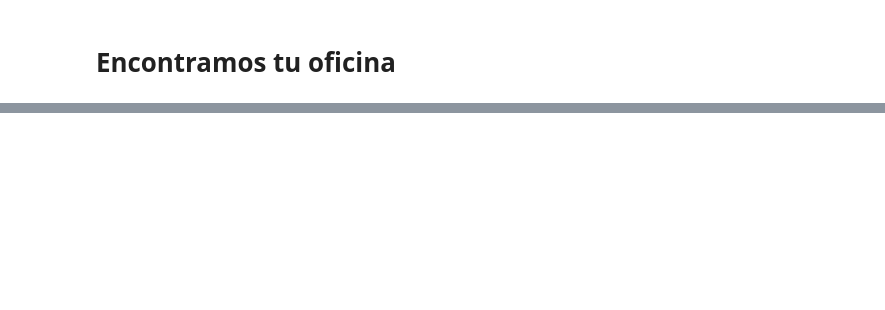
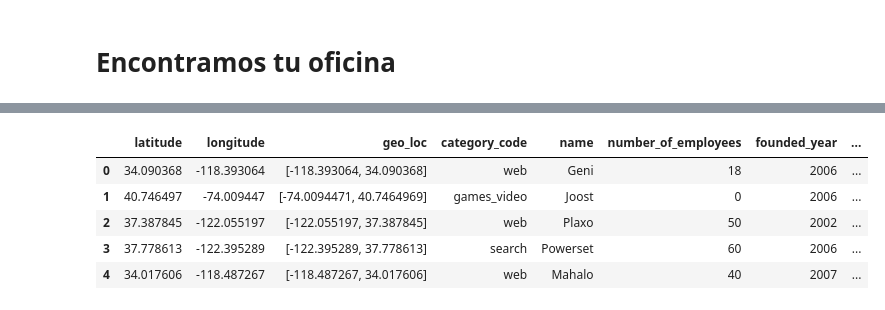
Before and after one commit to YonatanRA/rebootcamp, a Jupyter notebook: notebooks/w1_d2 - Ejercicio BI 2 (office finder).ipynb, the cells around one changed output, grey strips where cells are left out. Saved outputs shown, nothing was run; the diff lists cells and outputs as text; code cells hidden in the pictures; blank space fills up the shorter version.

```diff
--- a/notebooks/w1_d2 - Ejercicio BI 2 (office finder).ipynb
+++ b/notebooks/w1_d2 - Ejercicio BI 2 (office finder).ipynb
@@ -324,0 +133,41 @@ len(list(query))
+# %%
+# geolocalizacion
+
+def geoquery(df):
+
+    list_money_mean=[]
+    sb_ratio=[]
+    n_companies=[]
+
+    for i in range(len(df)):
+
+        q=list(
+            db.geoloc.find(
+                {'geo_loc': {'$near':{'$geometry':{
+                    'type':'Point',
+                    'coordinates':[df.longitude[i], df.latitude[i]]
+                },
+                                     '$maxDistance':1000}}}
+            )
+        )
+
+        l=len(q)
+
+        money_mean=sum([q[j]['n_total_money'] for j in range(l)])/l
+
+        list_money_mean.append(money_mean)
+
+        big=sum([q[k]['company_class'].count('Big') if q[k]['company_class'].count('Big')!=0 else 1 for k in range(l)])
+        start=sum([q[k]['company_class'].count('StartUp') for k in range(l)])
+
+        sb_ratio.append(start/big)
+
+        n_companies.append(l)
+
+    df['around_companies']=n_companies
+
+    df['money_density']=list_money_mean
+
+    df['sb_ratio']=sb_ratio
+
+    return df
@@ -324,0 +213,11 @@ len(list(query))
+# %%
+df=geoquery(df)
+
+df.head()
+# %% [output]
+|  | latitude | longitude | geo_loc | category_code | name | number_of_employees | founded_year | ... |
+| 0 | 34.090368 | -118.393064 | [-118.393064, 34.090368] | web | Geni | 18 | 2006 | ... |
+| 1 | 40.746497 | -74.009447 | [-74.0094471, 40.7464969] | games_video | Joost | 0 | 2006 | ... |
+| 2 | 37.387845 | -122.055197 | [-122.055197, 37.387845] | web | Plaxo | 50 | 2002 | ... |
+| 3 | 37.778613 | -122.395289 | [-122.395289, 37.778613] | search | Powerset | 60 | 2006 | ... |
+| 4 | 34.017606 | -118.487267 | [-118.487267, 34.017606] | web | Mahalo | 40 | 2007 | ... |
```
Also changed, not shown: parts of 67 cells of this notebook, 2 other files.
